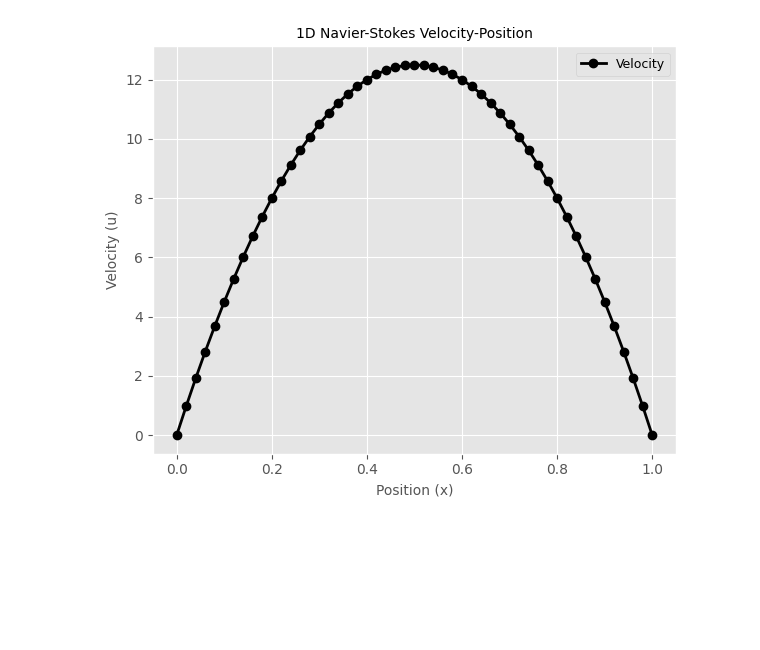
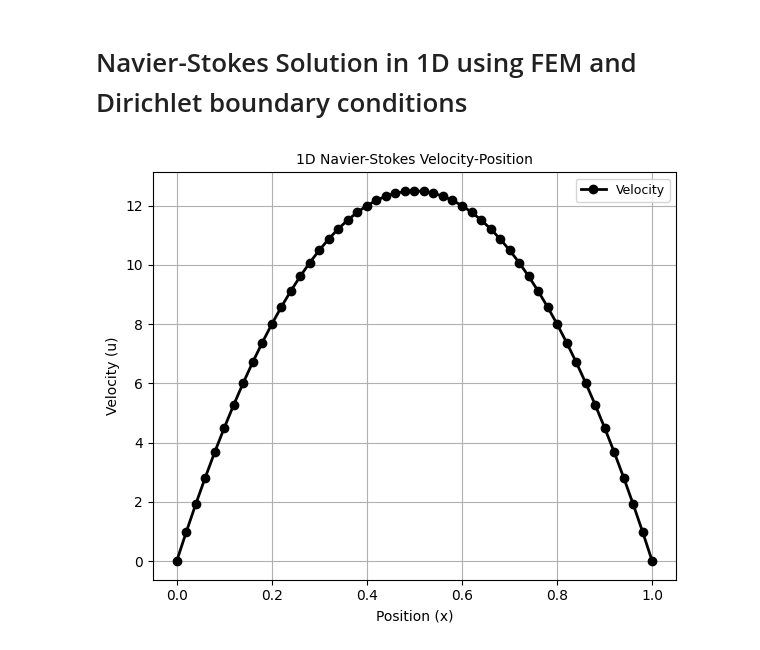
Before and after one commit to anfbermudezme/Electron-Viscous-Flux, a Jupyter notebook: Resources/FEM_1D.ipynb, the cells around one changed output. Cells and saved outputs as stored; diff of their text form; code cells hidden in the pictures; blank space fills up the shorter version.

```diff
--- a/Resources/FEM_1D.ipynb
+++ b/Resources/FEM_1D.ipynb
@@ -1,3 +179,5 @@
+# %% [markdown]
+# Navier-Stokes Solution in 1D using FEM and Dirichlet boundary conditions
 # %%
 import numpy as np
 import matplotlib.pyplot as plt
@@ -30,32 +210,31 @@ for i in range(number_of_elements):
     K[i:i+2, i:i+2] += k_local
     F[i:i+2] += f_local
 
 # Apply Dirichlet boundary conditions
 K[0, :] = 0
 K[:, 0] = 0
 K[0, 0] = 1
 F[0] = u0
 
 K[-1, :] = 0
 K[:, -1] = 0
 K[-1, -1] = 1
 F[-1] = uL
 
 # Solve
 u = np.linalg.solve(K, F)
 x = np.linspace(0, L, number_of_elements+1)
 
 # Plot
-plt.style.use('ggplot')
 fig, ax = plt.subplots(figsize=(6, 5))
 ax.plot(x, u, '-o', label="Velocity", linewidth=2, markersize=6, color="k")
 ax.set_xlabel("Position (x)", fontsize=10)
 ax.set_ylabel("Velocity (u)", fontsize=10)
 ax.set_title("1D Navier-Stokes Velocity-Position", fontsize=10)
 ax.tick_params(axis='both', which='major', labelsize=10)
 ax.grid(True)
 ax.legend(fontsize=9)
 plt.tight_layout()
 plt.show()
 # %% [output]
-[figure, old version]
+[figure, new version]
```
Also changed, not shown: parts of 26 cells of this notebook.
